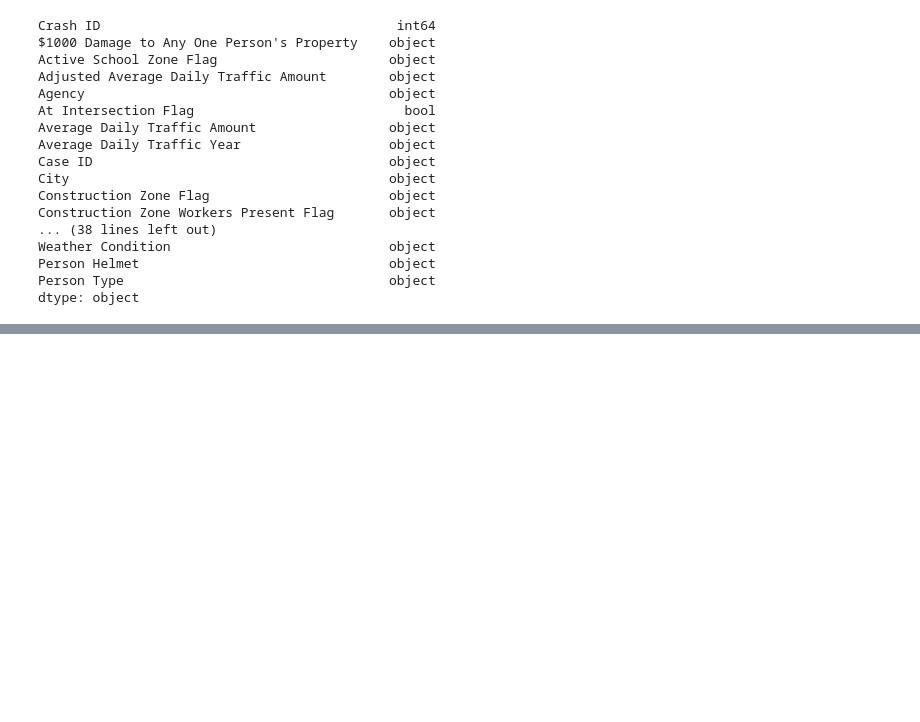
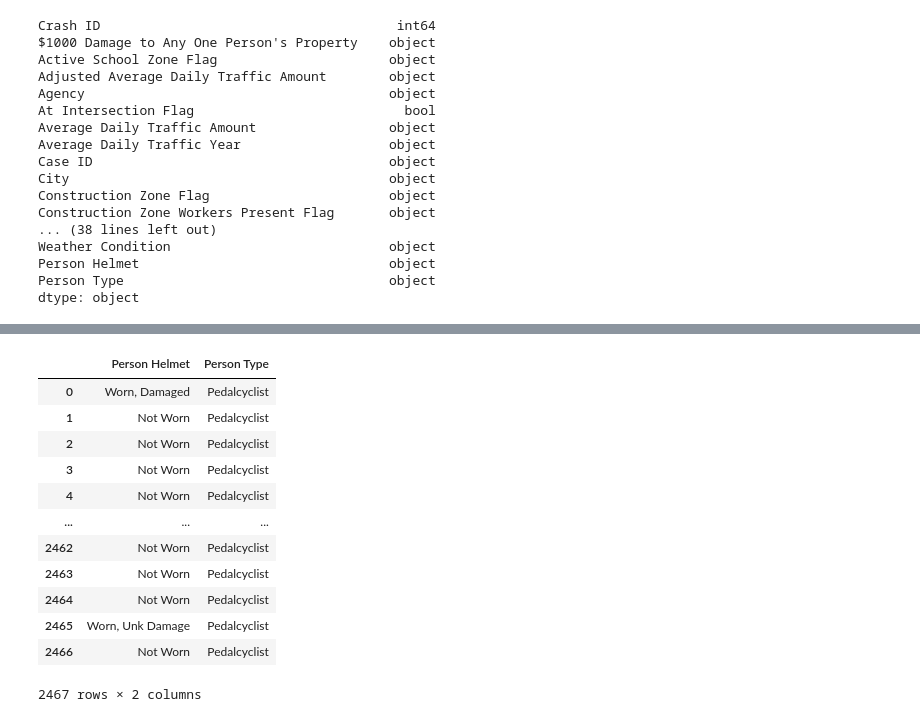
Before and after one commit to soonkienyuan/data-wrangling-school-project, a Jupyter notebook: phase 1.ipynb, the cells around one changed output, grey strips where cells are left out. Saved outputs shown, nothing was run; the diff lists cells and outputs as text; code cells hidden in the pictures; blank space fills up the shorter version.

```diff
--- a/phase 1.ipynb
+++ b/phase 1.ipynb
@@ -84,0 +127,16 @@ super_grp
+# %%
+dataset.loc[:, list(super_grp["person"])]
+# %% [output]
+|  | Person Helmet | Person Type |
+| 0 | Worn, Damaged | Pedalcyclist |
+| 1 | Not Worn | Pedalcyclist |
+| 2 | Not Worn | Pedalcyclist |
+| 3 | Not Worn | Pedalcyclist |
+| 4 | Not Worn | Pedalcyclist |
+| ... | ... | ... |
+| 2462 | Not Worn | Pedalcyclist |
+| 2463 | Not Worn | Pedalcyclist |
+| 2464 | Not Worn | Pedalcyclist |
+| 2465 | Worn, Unk Damage | Pedalcyclist |
+| 2466 | Not Worn | Pedalcyclist |
+2467 rows × 2 columns
```
Also changed, not shown: parts of 6 cells of this notebook, 1 other file.
